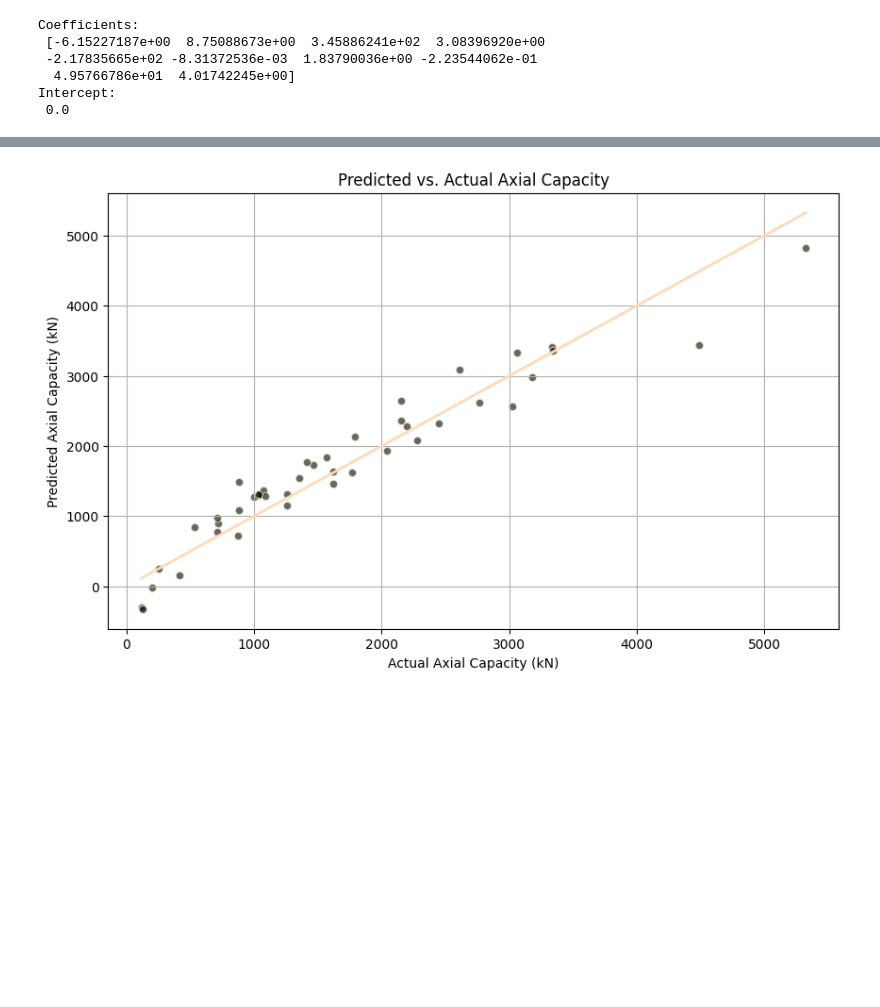
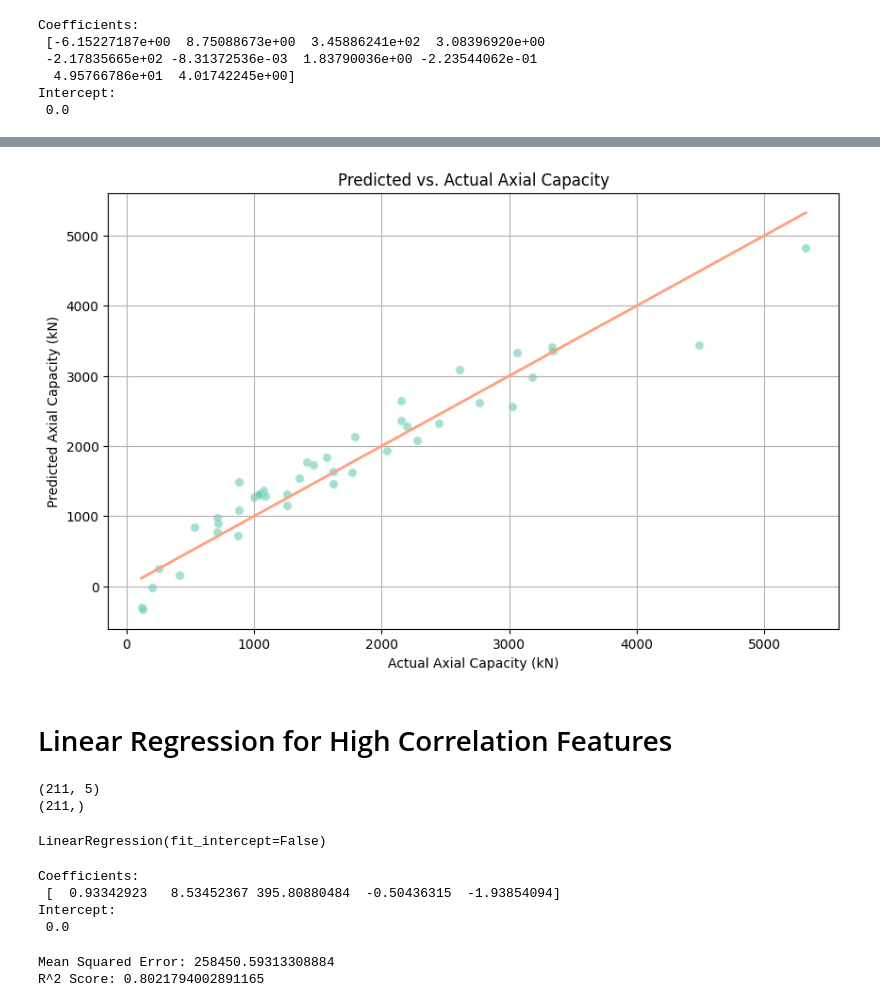
Before and after one commit to AnthonyKelly8/ENGG_680_Project, a Jupyter notebook: Code/Linear_Regression_ENGG680.ipynb, the cells around one changed output, grey strips where cells are left out. Saved outputs shown, nothing was run; the diff lists cells and outputs as text; code cells hidden in the pictures; blank space fills up the shorter version.

Commit message:
Updated Report an Linear Regression Code

```diff
--- a/Code/Linear_Regression_ENGG680.ipynb
+++ b/Code/Linear_Regression_ENGG680.ipynb
@@ -74,14 +78,23 @@ R^2 Score: 0.9232272764100722
 # %%
-import seaborn as sns
-
 # Scatter Plot: Predicted vs. Actual Values
 plt.figure(figsize=(10, 6))
-plt.scatter(y_test, y_pred, alpha=0.6, color='black', edgecolors='lightgoldenrodyellow')
-plt.plot([y_test.min(), y_test.max()], [y_test.min(), y_test.max()], 'peachpuff', linewidth=2)
+plt.scatter(y_test, y_pred, alpha=0.6, color='mediumaquamarine', edgecolors='powderblue')
+plt.plot([y_test.min(), y_test.max()], [y_test.min(), y_test.max()], 'lightsalmon', linewidth=2)
 plt.xlabel('Actual Axial Capacity (kN)')
 plt.ylabel('Predicted Axial Capacity (kN)')
 plt.title('Predicted vs. Actual Axial Capacity')
 plt.grid(True)
 plt.show()
 # %% [output]
-[figure, old version]
+[figure, new version]
+# %% [markdown]
+# Linear Regression for High Correlation Features
+# %%
+X_high_corr = df.drop(columns=['N_Test', 'L/B', 'E_o', 'fu', 'n', 'fc'])
+y_high_corr = df['N_Test']
+
+print(X_high_corr.shape)
+print(y_high_corr.shape)
+# %% [output]
+(211, 5)
+(211,)
@@ -87,0 +104,8 @@ plt.show()
+# %%
+# Initialize and train the model
+model = LinearRegression(fit_intercept=False)
+
+#training model
+model.fit(X_high_corr_train, y_high_corr_train)
+# %% [output]
+LinearRegression(fit_intercept=False)
@@ -87,0 +115,20 @@ plt.show()
+# %%
+# The coefficients
+print('Coefficients: \n', model.coef_)
+# The intercept
+print('Intercept: \n', model.intercept_)
+# %% [output]
+Coefficients:
+ [  0.93342923   8.53452367 395.80880484  -0.50436315  -1.93854094]
+Intercept:
+ 0.0
+# %%
+# Calculating error metrics
+mse = mean_squared_error(y_high_corr_test, y_high_corr_pred)
+r2 = r2_score(y_high_corr_test, y_high_corr_pred)
+
+print("Mean Squared Error:", mse)
+print("R^2 Score:", r2)
+# %% [output]
+Mean Squared Error: 258450.59313308884
+R^2 Score: 0.8021794002891165
```
Also changed, not shown: parts of 14 cells of this notebook, 2 other files.
